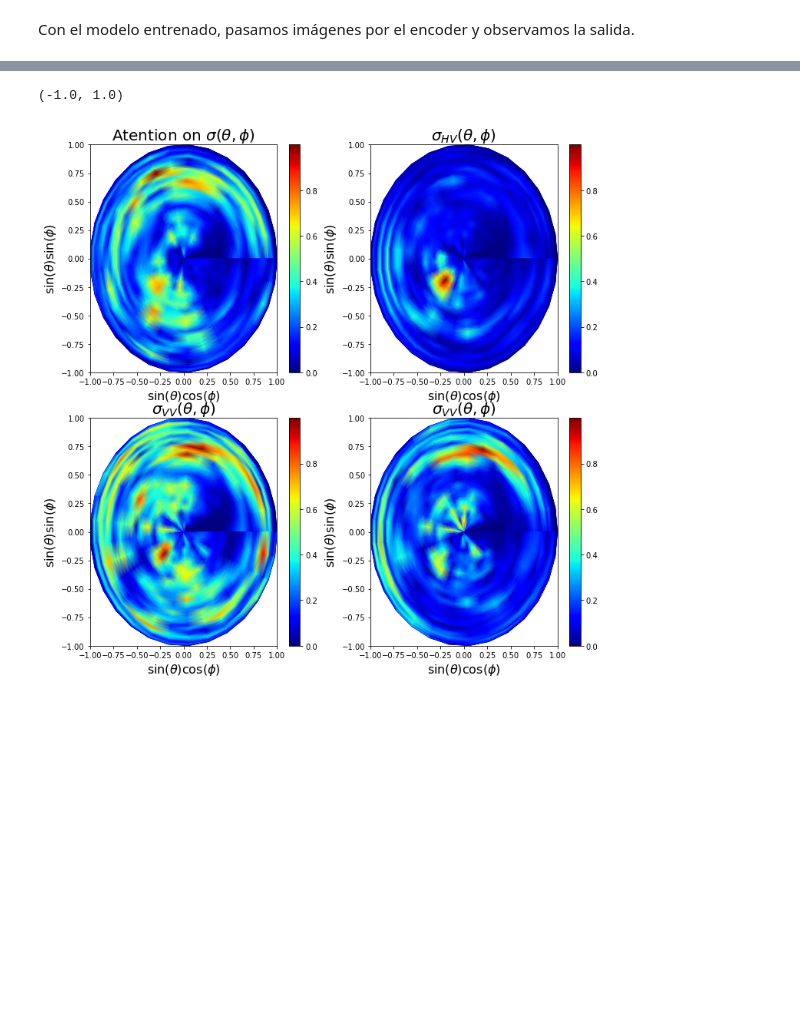
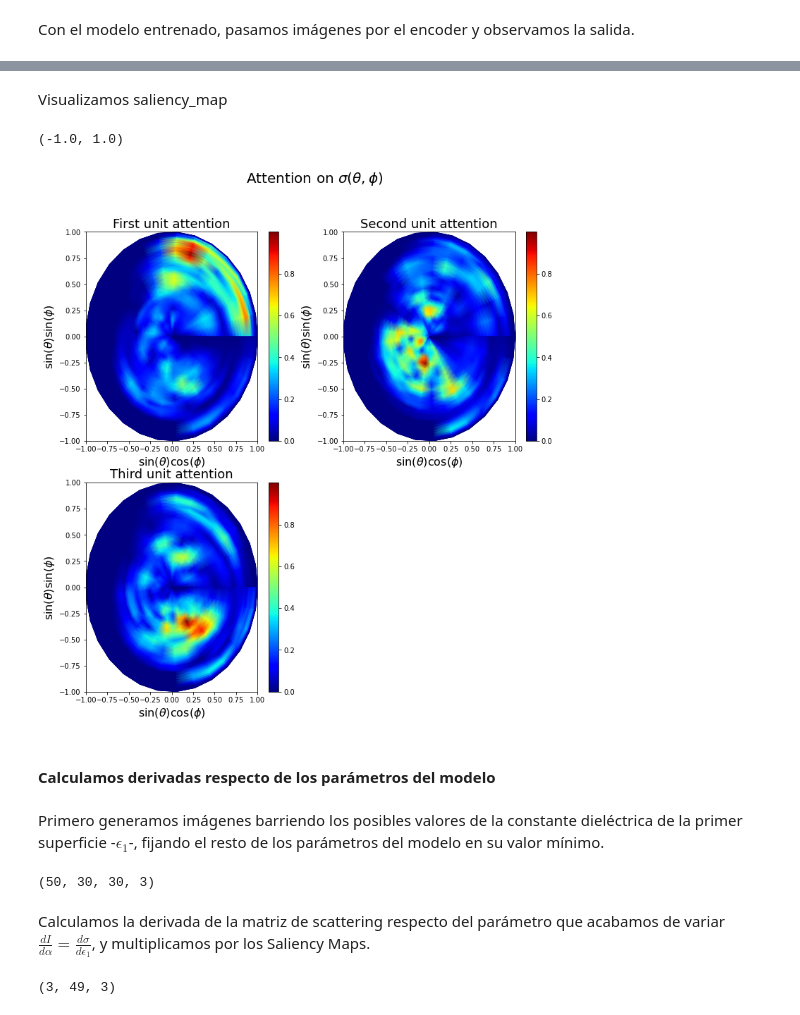
Before and after one commit to jotavecorta/DeepScatteringModels, a Jupyter notebook: DLSM/small_slope_approx/saliency_maps.ipynb, the cells around one changed output, grey strips where cells are left out. Cells and saved outputs as stored; diff of their text form; code cells hidden in the pictures; blank space fills up the shorter version.

Commit message:
Privera version finalizada saliency_maps

```diff
--- a/DLSM/small_slope_approx/saliency_maps.ipynb
+++ b/DLSM/small_slope_approx/saliency_maps.ipynb
@@ -58,6 +57,6 @@ class ConvAutoencoder(Model):
 # %%
 import os
-latent_dim = 4
+latent_dim = 3
 
 # Get weights path
 rel_path = os.path.join(os.getcwd(), "../../results")
@@ -65,6 +64,6 @@ file_name = f"weights_lat_{latent_dim}_ssa_two_layer_ngi.h5"
 weights_path = os.path.join(rel_path, file_name)
 
 # Load model with weights
-model = ConvAutoencoder(4)
+model = ConvAutoencoder(latent_dim)
 model.build(input_shape=(16000,30,30,3))
 model.load_weights(weights_path)
@@ -157,44 +169,51 @@ saliency_map.shape
+# %% [markdown]
+Visualizamos saliency_map
 # %%
 fig = plt.figure(figsize=(12, 12))
+fig.suptitle(r'Attention on $\sigma(\theta,\phi)$', fontsize = 20)
 # Canal HH
 ax = plt.subplot(2, 2, 1)
 c = ax.pcolormesh(kx, ky, saliency_map[0], cmap='jet',shading = 'gouraud')
-plt.title(r'Atention on $\sigma(\theta,\phi)$', fontsize = 20)
+plt.title(r'First unit attention', fontsize = 18)
 plt.xlabel(r"$\sin(\theta)\cos(\phi)$", fontsize = 16)
 plt.ylabel(r"$\sin(\theta)\sin(\phi)$", fontsize = 16)
 fig.colorbar(c, ax=ax)
 plt.xlim((-1,1))
 plt.ylim((-1,1))
 
 #Canal HV
 ax = plt.subplot(2, 2, 2)
 c = ax.pcolormesh(kx, ky, saliency_map[1], cmap='jet',shading = 'gouraud')
-plt.title(r'$\sigma_{HV}(\theta,\phi)$', fontsize = 20)
+plt.title(r'Second unit attention', fontsize = 18)
 plt.xlabel(r"$\sin(\theta)\cos(\phi)$", fontsize = 16)
 plt.ylabel(r"$\sin(\theta)\sin(\phi)$", fontsize = 16)
 fig.colorbar(c, ax=ax)
 plt.xlim((-1,1))
 plt.ylim((-1,1))
 
 # Canal VV
 ax = plt.subplot(2, 2, 3)
 c = ax.pcolormesh(kx, ky, saliency_map[2], cmap='jet',shading = 'gouraud')
-plt.title(r'$\sigma_{VV}(\theta,\phi)$', fontsize = 20)
+plt.title(r'Third unit attention', fontsize = 18)
 plt.xlabel(r"$\sin(\theta)\cos(\phi)$", fontsize = 16)
 plt.ylabel(r"$\sin(\theta)\sin(\phi)$", fontsize = 16)
 fig.colorbar(c, ax=ax)
 plt.xlim((-1,1))
 plt.ylim((-1,1))
 
-# Canal VV
-ax = plt.subplot(2, 2, 4)
-c = ax.pcolormesh(kx, ky, saliency_map[3], cmap='jet',shading = 'gouraud')
-plt.title(r'$\sigma_{VV}(\theta,\phi)$', fontsize = 20)
-plt.xlabel(r"$\sin(\theta)\cos(\phi)$", fontsize = 16)
-plt.ylabel(r"$\sin(\theta)\sin(\phi)$", fontsize = 16)
-fig.colorbar(c, ax=ax)
-plt.xlim((-1,1))
-plt.ylim((-1,1))
+# # Canal VV
+# ax = plt.subplot(2, 2, 4)
+# c = ax.pcolormesh(kx, ky, saliency_map[3], cmap='jet',shading = 'gouraud')
+# plt.title(r'Fourth unit attention', fontsize = 18))
+# plt.xlabel(r"$\sin(\theta)\cos(\phi)$", fontsize = 16)
+# plt.ylabel(r"$\sin(\theta)\sin(\phi)$", fontsize = 16)
+# fig.colorbar(c, ax=ax)
+# plt.xlim((-1,1))
+# plt.ylim((-1,1))
 # %% [output]
 (-1.0, 1.0)
-[figure, old version]
+[figure, new version]
+# %% [markdown]
+#### Calculamos derivadas respecto de los parámetros del modelo
+# %% [markdown]
+Primero generamos imágenes barriendo los posibles valores de la constante dieléctrica de la primer superficie -$ \epsilon_{1} $-, fijando el resto de los parámetros del modelo en su valor mínimo.
@@ -200,0 +270,21 @@ plt.ylim((-1,1))
+# %%
+print(sigma.shape)
+# %% [output]
+(50, 30, 30, 3)
+# %% [markdown]
+Calculamos la derivada de la matriz de scattering respecto del parámetro que acabamos de variar $\frac{d I}{d\alpha}=\frac{d\sigma}{d\epsilon_{1}}$, y multiplicamos por los Saliency Maps.
+# %%
+# Derivada respecto de epsilon 1
+d_sigma = np.diff(sigma, axis=0)
+size = d_sigma.shape
+
+# Hacemos un reshape para poder contraer indices más fácil
+d_sigma.resize((size[0], size[1]*size[2], size[3]))
+saliency_map.resize(1, size[1]*size[2], size[3])
+
+# Variacion de cada unidad respecto a epsilon
+d_Unit = np.tensordot(saliency_map, d_sigma, axes=(1, 1))
+d_Unit = np.squeeze(d_Unit, axis=0)
+d_Unit.shape
+# %% [output]
+(3, 49, 3)
```
Also changed, not shown: parts of 10 cells of this notebook.
